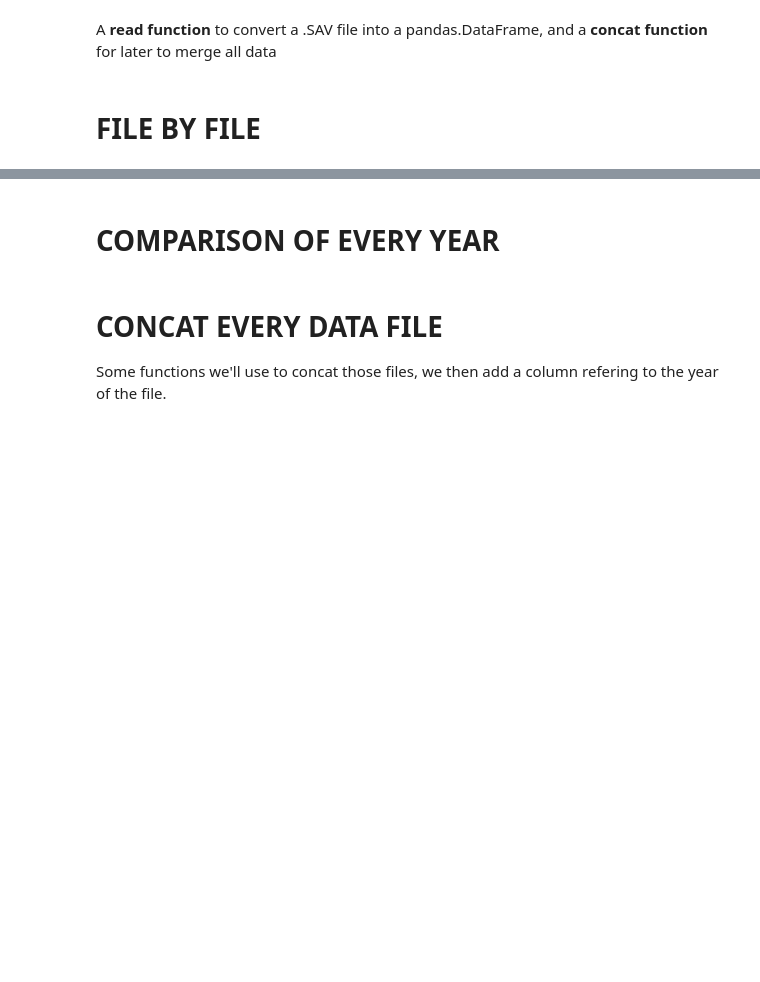
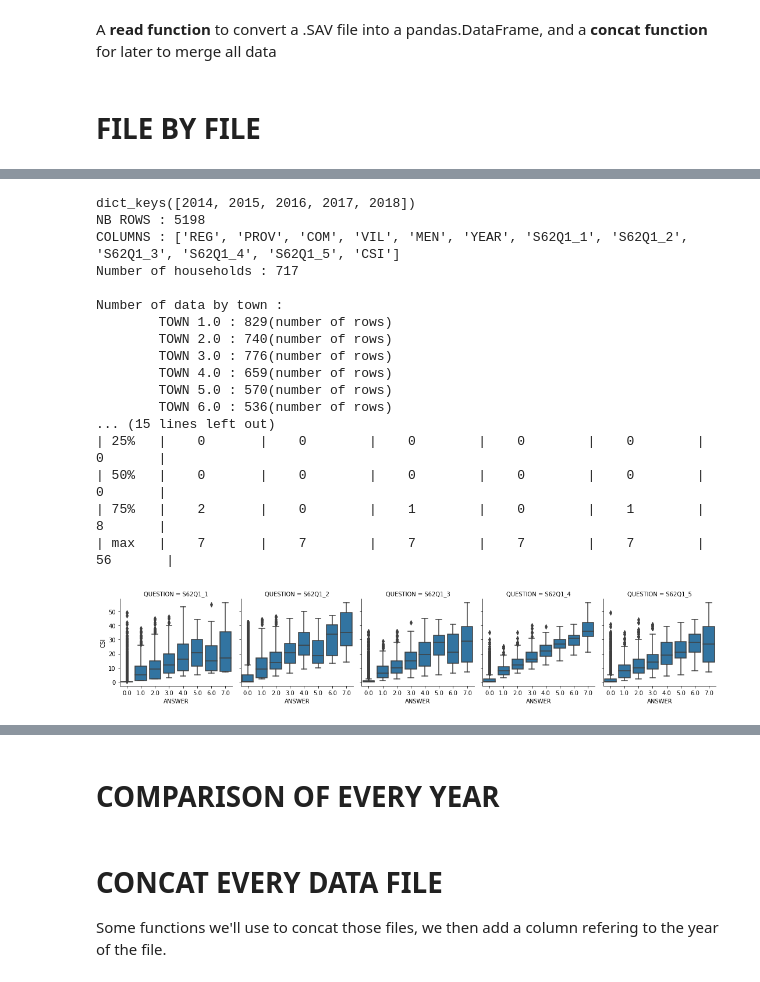
Before and after one commit to moulikatou/Ter_securite_Alimentaire_Miashs, a Jupyter notebook: notebooks/ter.ipynb, the cells around one changed output, grey strips where cells are left out. Saved outputs shown, nothing was run; the diff lists cells and outputs as text; code cells hidden in the pictures; blank space fills up the shorter version.

Commit message:
describe and plot done year by year, need to reformat data to compare every datasets and see better every difference

```diff
--- a/notebooks/ter.ipynb
+++ b/notebooks/ter.ipynb
@@ -119,3 +125,13 @@ See the caveats in the documentation: https://pandas.pydata.org/pandas-docs/stab
+# %%
+dfs = {}
+new_path = path + "formated/"
+new_files = ["donnees_2014", "donnees_2015", "donnees_2016", "donnees_2017", "donnees_2018"]
+
+for f in new_files:
+    annee = int(f.split('_')[1])
+    df = pd.read_csv(new_path + f)
+    df = df.set_index(df.columns[0])
+    dfs[annee] = df
 # %%
 '''
 desc : print out a summary of data of a given dataframe
@@ -124,28 +140,34 @@ desc : print out a summary of data of a given dataframe
 df : a dataframe, to be summed up
 '''
 def summary(df):
+    print("NB ROWS : {}".format(df.shape[0]))
+    print("COLUMNS : {}".format(list(df.columns)))
     print("Number of households : {}\n".format(df.MEN.unique().shape[0]))
-    print("Number of NaN values :")
-    print(df.isna().sum()[col["data"]], '\n')
+    # print("Number of NaN values :")
+    # print(df.isna().sum()[col["data"]], '\n')
 
-    print("Question 1 missing values : {}".format(df.S62Q1_1.isna().sum()))
-    print("Question 2 missing values : {}".format(df.S62Q1_2.isna().sum()))
-    print("Question 3 missing values : {}".format(df.S62Q1_3.isna().sum()))
-    print("Question 4 missing values : {}".format(df.S62Q1_4.isna().sum()))
-    print("Question 5 missing values : {}\n".format(df.S62Q1_5.isna().sum()))
+    # print("Question 1 missing values : {}".format(df.S62Q1_1.isna().sum()))
+    # print("Question 2 missing values : {}".format(df.S62Q1_2.isna().sum()))
+    # print("Question 3 missing values : {}".format(df.S62Q1_3.isna().sum()))
+    # print("Question 4 missing values : {}".format(df.S62Q1_4.isna().sum()))
+    # print("Question 5 missing values : {}".format(df.S62Q1_5.isna().sum()), "\n")
 
     print("Number of data by town :")
     for com in sorted(df.COM.unique()):
         print("\tTOWN {} : {}(number of rows)".format(com, df[df.COM == com].shape[0]))
 
-    print("CSI MEAN : {}".format(df.CSI.mean()))
-
-#    print(df)
+    print()
+    print(df[col["data"] + col["target"]].describe().to_markdown())
 
 '''
 desc : display some plots useful to see what's in the dataframe,
        such as CSI by town, or mean CSI by town ... (vraiment j'ai pas d'idée ...)
 df : a dataframe, to be summed up
 '''
-def plot_summary(df):
-    pass
+def plot_question_csi(df):
+    df = df.melt(id_vars=(col["metadata"] + col["target"]), var_name="QUESTION", value_name="ANSWER")
+
+    g = sns.FacetGrid(df, col="QUESTION")
+    g.map(sns.boxplot, "ANSWER", "CSI")
+    g.add_legend()
+    return plt.show()
@@ -176,0 +174,24 @@ CSI MEAN : 4.4271863486523175
+# %%
+print(dfs.keys())
+annee = 2014
+summary(dfs[annee])
+plot_question_csi(dfs[annee])
+# %% [output]
+dict_keys([2014, 2015, 2016, 2017, 2018])
+NB ROWS : 5198
+COLUMNS : ['REG', 'PROV', 'COM', 'VIL', 'MEN', 'YEAR', 'S62Q1_1', 'S62Q1_2', 'S62Q1_3', 'S62Q1_4', 'S62Q1_5', 'CSI']
+Number of households : 717
+
+Number of data by town :
+        TOWN 1.0 : 829(number of rows)
+        TOWN 2.0 : 740(number of rows)
+        TOWN 3.0 : 776(number of rows)
+        TOWN 4.0 : 659(number of rows)
+        TOWN 5.0 : 570(number of rows)
+        TOWN 6.0 : 536(number of rows)
+... (15 lines left out)
+| 25%   |    0       |    0        |    0        |    0        |    0        |    0       |
+| 50%   |    0       |    0        |    0        |    0        |    0        |    0       |
+| 75%   |    2       |    0        |    1        |    0        |    1        |    8       |
+| max   |    7       |    7        |    7        |    7        |    7        |   56       |
+[figure, added]
```
Also changed, not shown: parts of 8 cells of this notebook.
